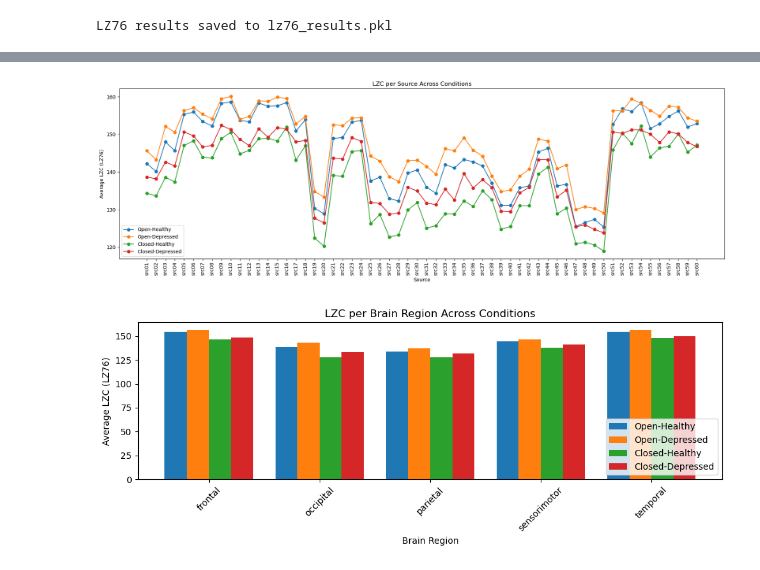
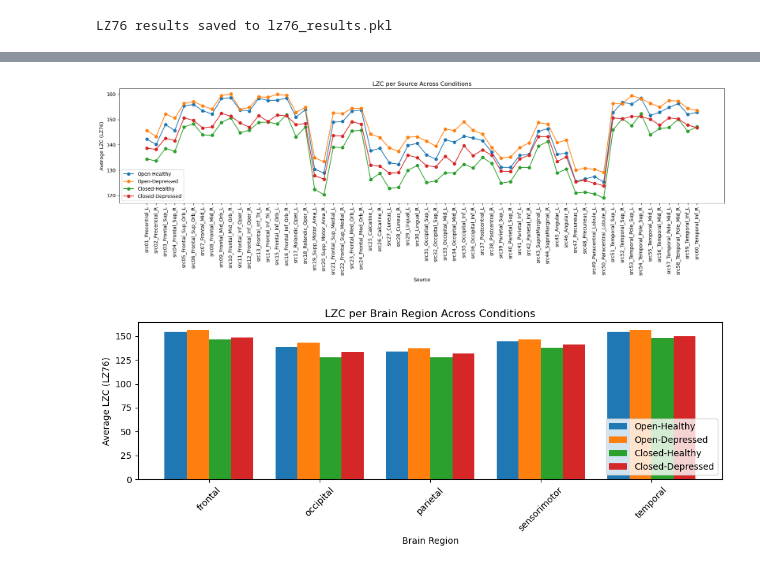
Before and after one commit to ldubravica/MScResearchProject, a Jupyter notebook: lzc_analysis.ipynb, the cells around one changed output, grey strips where cells are left out. Cells and saved outputs as stored; diff of their text form; code cells hidden in the pictures.

```diff
--- a/lzc_analysis.ipynb
+++ b/lzc_analysis.ipynb
@@ -15,7 +15,7 @@ file_path = os.path.join("Depression_Study", "depression_data", file_name)
 df_raw = pd.read_excel(file_path, sheet_name=excel_sheet_name)
 
 # Extract values from the first column into two arrays
-healthy_sample = df_raw[df_raw.iloc[:, 1] == 99].iloc[:, 0].tolist()
+healthy_sample = df_raw[merged_merged_df_raw.iloc[:, 1] == 99].iloc[:, 0].tolist()
 depressed_sample = df_raw[df_raw.iloc[:, 1] != 99].iloc[:, 0].tolist()
 
 # Print the results
@@ -179,6 +179,19 @@ with open('lz76_results.pkl', 'wb') as f:
 print("LZ76 results saved to lz76_results.pkl")
 # %% [output]
 LZ76 results saved to lz76_results.pkl
+# %%
+import pickle
+
+# Load the results from the file
+lz76_results = None
+with open('lz76_results.pkl', 'rb') as f:
+    lz76_results = pickle.load(f)
+
+# Unpack the results
+lz76_open_healthy = lz76_results['lz76_open_healthy']
+lz76_open_depressed = lz76_results['lz76_open_depressed']
+lz76_closed_healthy = lz76_results['lz76_closed_healthy']
+lz76_closed_depressed = lz76_results['lz76_closed_depressed']
 # %%
 # Average LZC for each source across subjects for each condition
 def average_lz76_per_source(lz76_tuple):
@@ -423,35 +436,35 @@ print(lzc_df)
 conditions = [
     ('open', 'healthy'),
     ('open', 'depressed'),
     ('closed', 'healthy'),
     ('closed', 'depressed')
 ]
 condition_labels = [
     'Open-Healthy',
     'Open-Depressed',
     'Closed-Healthy',
     'Closed-Depressed'
 ]
 source_indices = np.arange(1, 61)
 
 plt.figure(figsize=(18, 6))
 for i, (eyes, health) in enumerate(conditions):
     mask = (
         (lzc_source_df['eyes'] == eyes) &
         (lzc_source_df['health'] == health)
     )
     avg = lzc_source_df.loc[mask, 'lz76_source_avg'].values
     plt.plot(source_indices, avg, marker='o', label=condition_labels[i])
 
-plt.xticks(source_indices, [f'src{idx+1:02d}' for idx in range(60)], rotation=90)
+plt.xticks(source_indices, [f'src{idx+1:02d}_{source_names[idx]}' for idx in range(60)], rotation=90)
 plt.xlabel('Source')
 plt.ylabel('Average LZC (LZ76)')
 plt.title('LZC per Source Across Conditions')
 plt.legend()
 plt.tight_layout()
 plt.show()
 # %% [output]
-[figure, old version]
+[figure, new version]
 # %%
 plt.figure(figsize=(10, 4))
 for i, (eyes, health) in enumerate(conditions):
```
Also changed, not shown: parts of 3 cells of this notebook, 2 other files.
